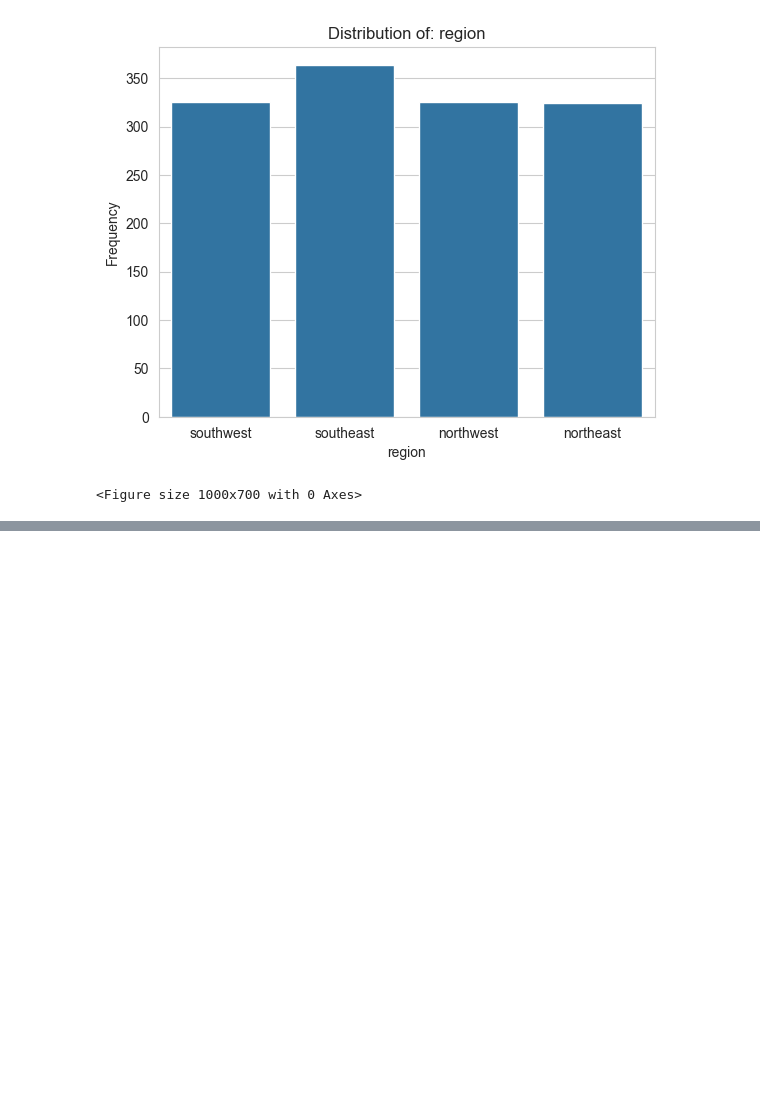
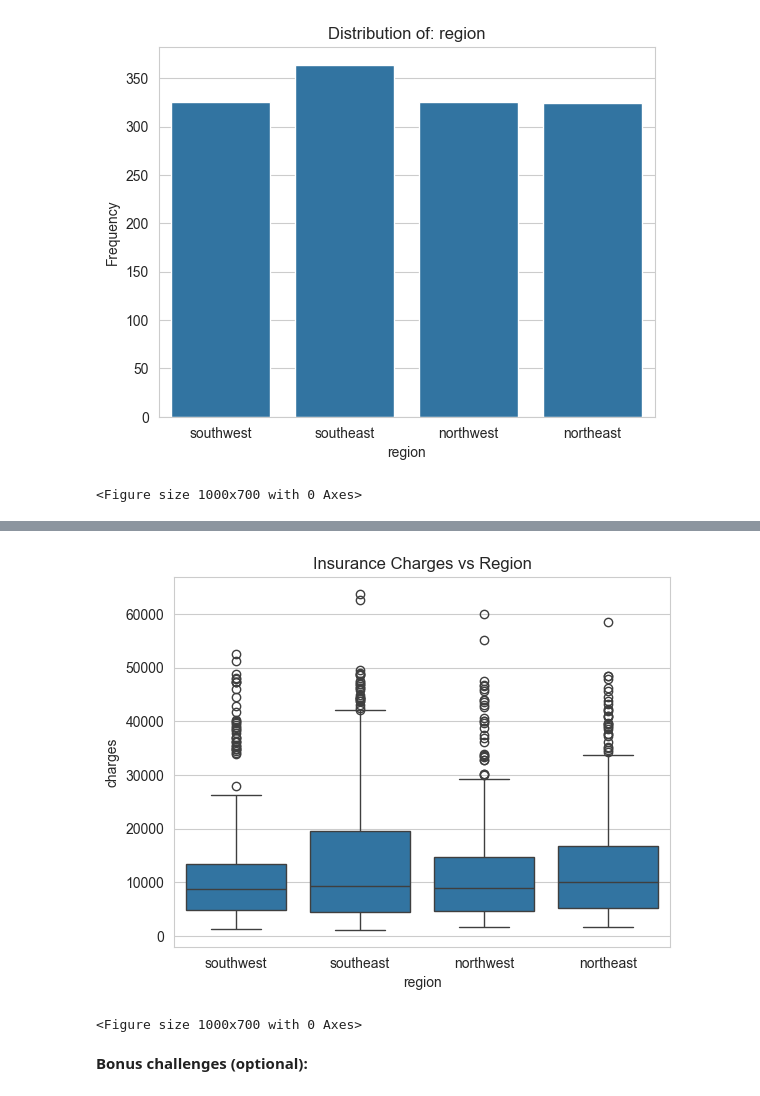
Before and after one commit to th3realAyo/Machine-Learning-Bootcamp, a Jupyter notebook: CSV-Excel/09_Evaluation.ipynb, the cells around one changed output, grey strips where cells are left out. Cells and saved outputs as stored; diff of their text form; code cells hidden in the pictures; blank space fills up the shorter version.

```diff
--- a/CSV-Excel/09_Evaluation.ipynb
+++ b/CSV-Excel/09_Evaluation.ipynb
@@ -149,0 +160,9 @@ show_layout()
+# %%
+sns.boxplot(x=categorical_df["region"], y=numerical_df["charges"])
+plt.title("Insurance Charges vs Region")
+show_layout()
+# %% [output]
+[figure, added]
+<Figure size 1000x700 with 0 Axes>
+# %% [markdown]
+**Bonus challenges (optional):**
```
Also changed, not shown: parts of 7 cells of this notebook, 17 other files.
